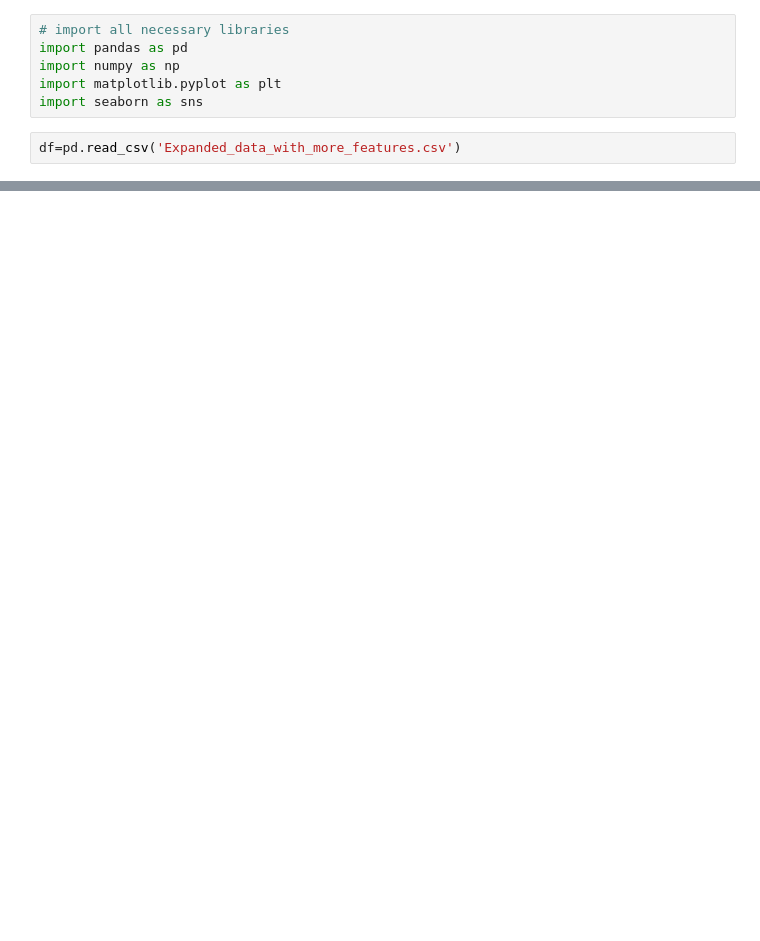
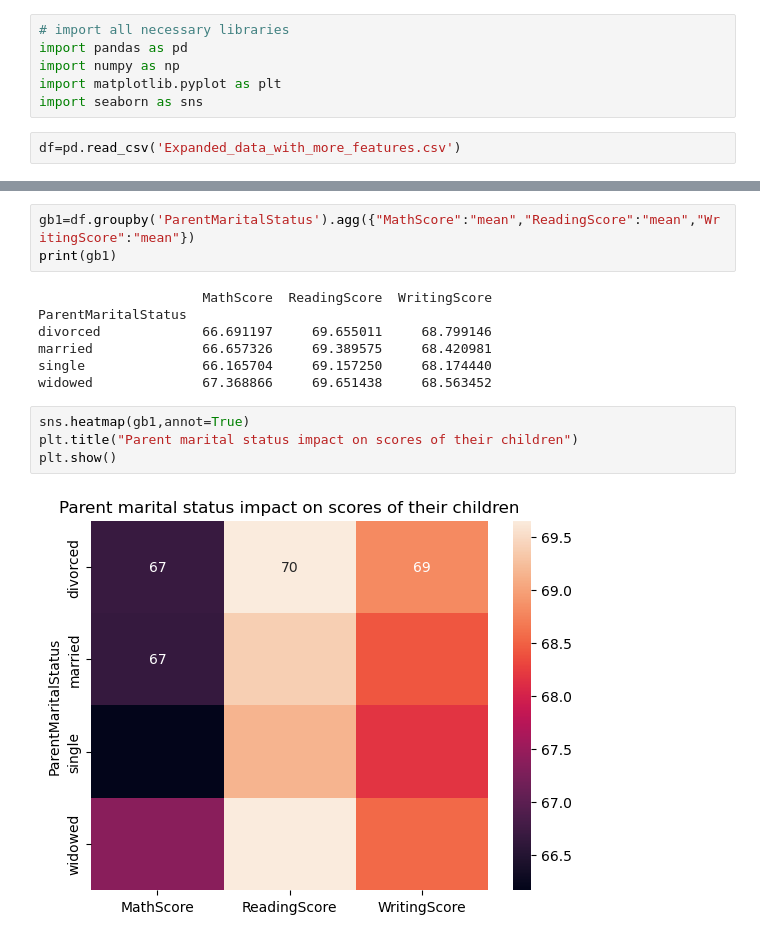
Before and after one commit to PiyushLuitel-07/Student-exam-score-analysis, a Jupyter notebook: analysis.ipynb, the cells around one changed output, grey strips where cells are left out. Saved outputs shown, nothing was run; the diff lists cells and outputs as text; blank space fills up the shorter version.

```diff
--- a/analysis.ipynb
+++ b/analysis.ipynb
@@ -15,0 +127,16 @@ df.head(3)
+# %%
+gb1=df.groupby('ParentMaritalStatus').agg({"MathScore":"mean","ReadingScore":"mean","WritingScore":"mean"})
+print(gb1)
+# %% [output]
+                     MathScore  ReadingScore  WritingScore
+ParentMaritalStatus
+divorced             66.691197     69.655011     68.799146
+married              66.657326     69.389575     68.420981
+single               66.165704     69.157250     68.174440
+widowed              67.368866     69.651438     68.563452
+# %%
+sns.heatmap(gb1,annot=True)
+plt.title("Parent marital status impact on scores of their children")
+plt.show()
+# %% [output]
+[figure, added]
```
Also changed, not shown: parts of 23 cells of this notebook.
